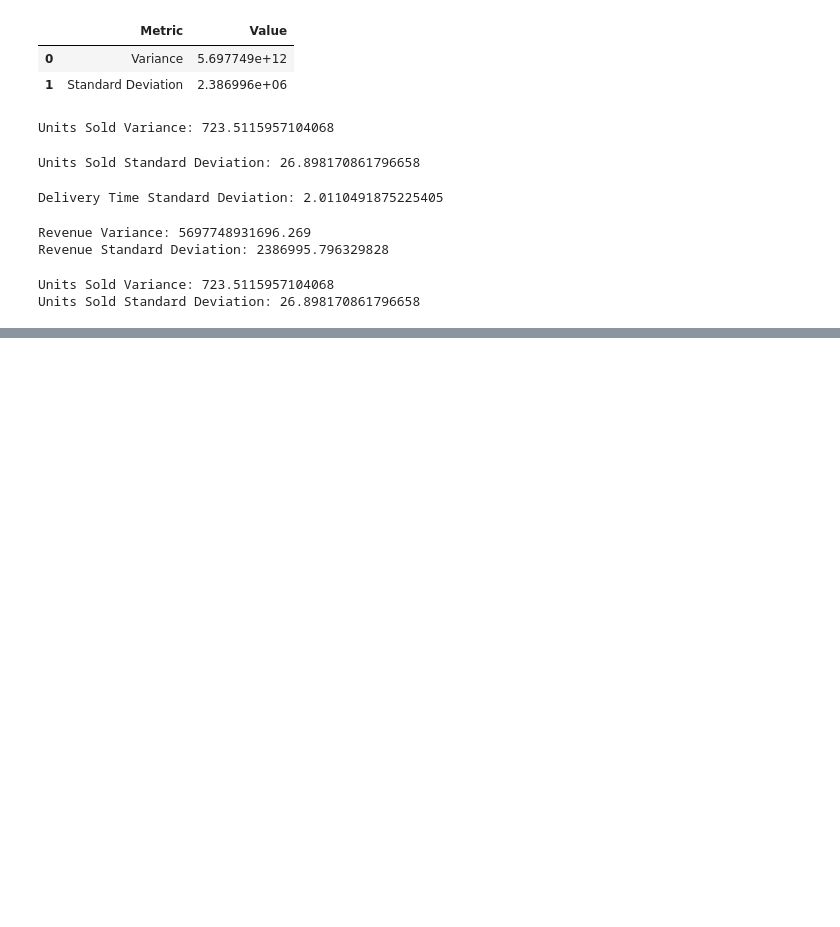
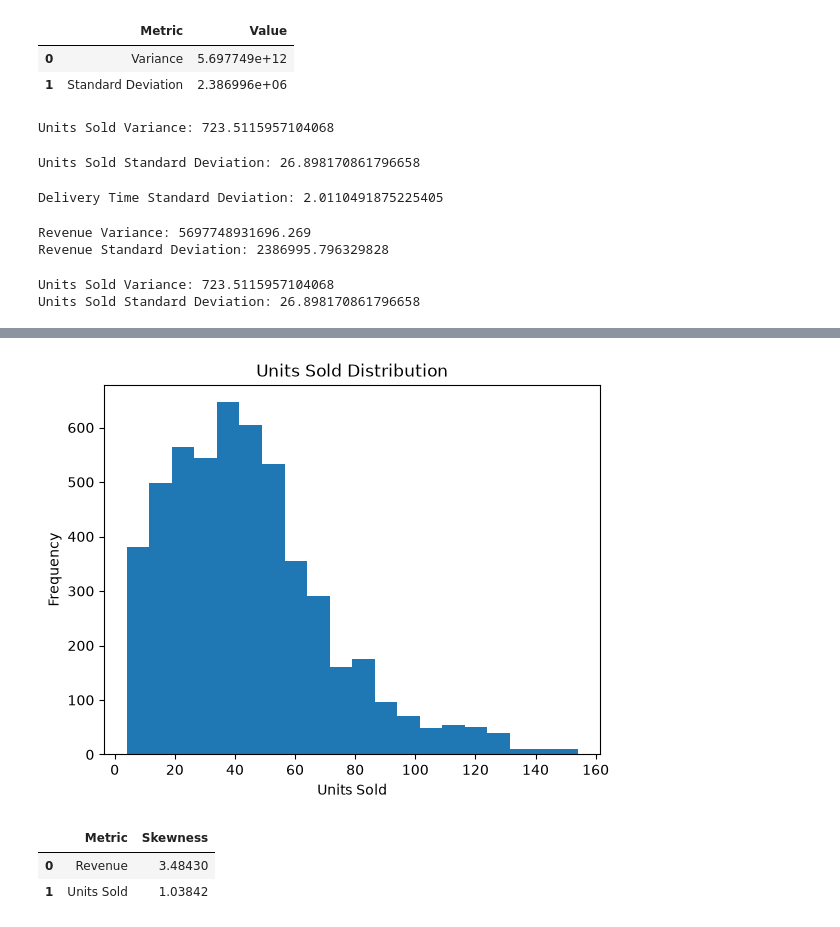
Before and after one commit to NavjyotMasane/Python_Learning, a Jupyter notebook: Data_Manipulation_and_Statistics.ipynb, the cells around one changed output, grey strips where cells are left out. Cells and saved outputs as stored; diff of their text form; code cells hidden in the pictures; blank space fills up the shorter version.

```diff
--- a/Data_Manipulation_and_Statistics.ipynb
+++ b/Data_Manipulation_and_Statistics.ipynb
@@ -1484,0 +1602,20 @@ Units Sold Standard Deviation: 26.898170861796658
+# %%
+# Plot a 20-bin histogram of Units_Sold to inspect order-volume concentration across transactions
+plt.hist(df["Units_Sold"], bins=20)
+plt.title("Units Sold Distribution")
+plt.xlabel("Units Sold")
+plt.ylabel("Frequency")
+plt.show()
+# %% [output]
+[figure, added]
+# %%
+# Compile Revenue and Units_Sold skewness coefficients into a side-by-side summary DataFrame
+summary = pd.DataFrame({
+    "Metric": ["Revenue", "Units Sold"],
+    "Skewness": [revenue_skew, units_skew]
+})
+summary
+# %% [output]
+|  | Metric | Skewness |
+| 0 | Revenue | 3.48430 |
+| 1 | Units Sold | 1.03842 |
```
Also changed, not shown: parts of 20 cells of this notebook.
